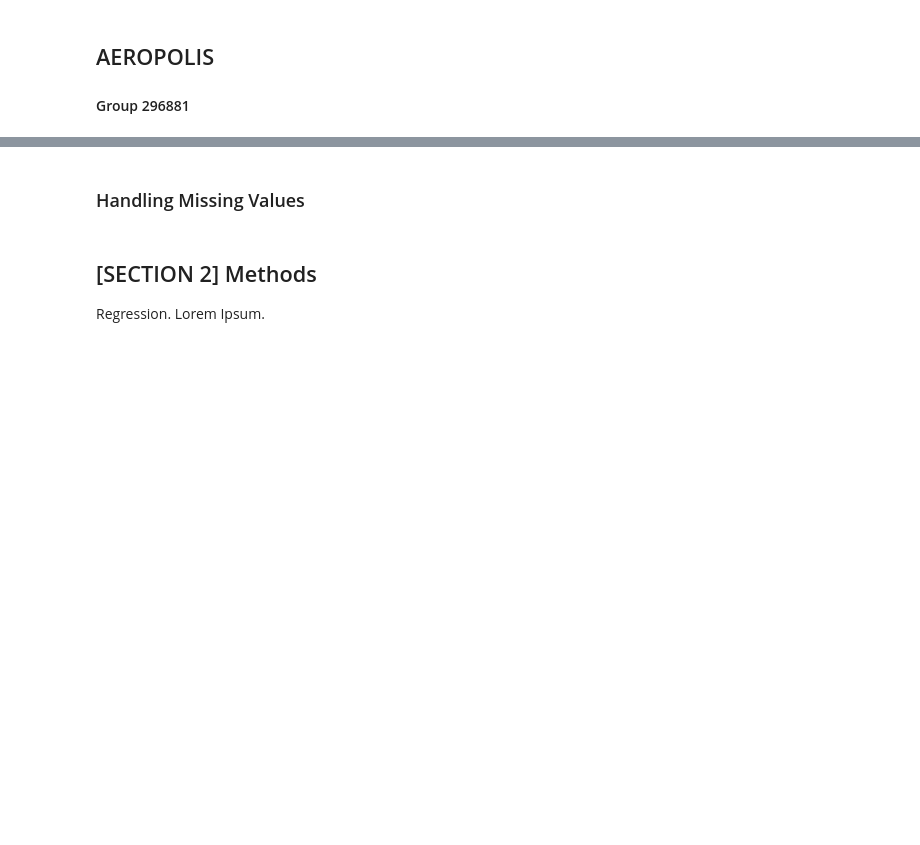
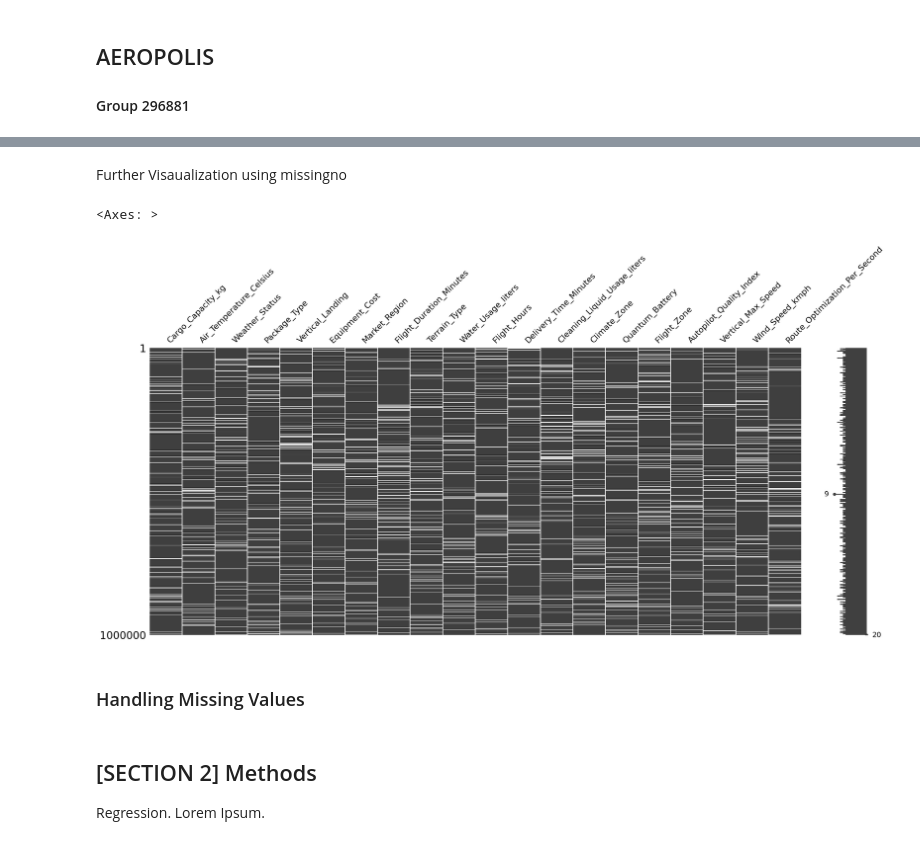
Before and after one commit to yaseminates/Aeropolis_AIML_296881, a Jupyter notebook: main.ipynb, the cells around one changed output, grey strips where cells are left out. Cells and saved outputs as stored; diff of their text form; code cells hidden in the pictures; blank space fills up the shorter version.

```diff
--- a/main.ipynb
+++ b/main.ipynb
@@ -129,3 +231,12 @@ memory usage: 152.6+ MB
+# %% [markdown]
+Further Visaualization using missingno
+# %%
+import missingno as msno
+
+msno.matrix(df)
+# %% [output]
+<Axes: >
+[figure, added]
 # %% [markdown]
 ### Handling Missing Values
 # %% [markdown]
```
Also changed, not shown: parts of 13 cells of this notebook.
